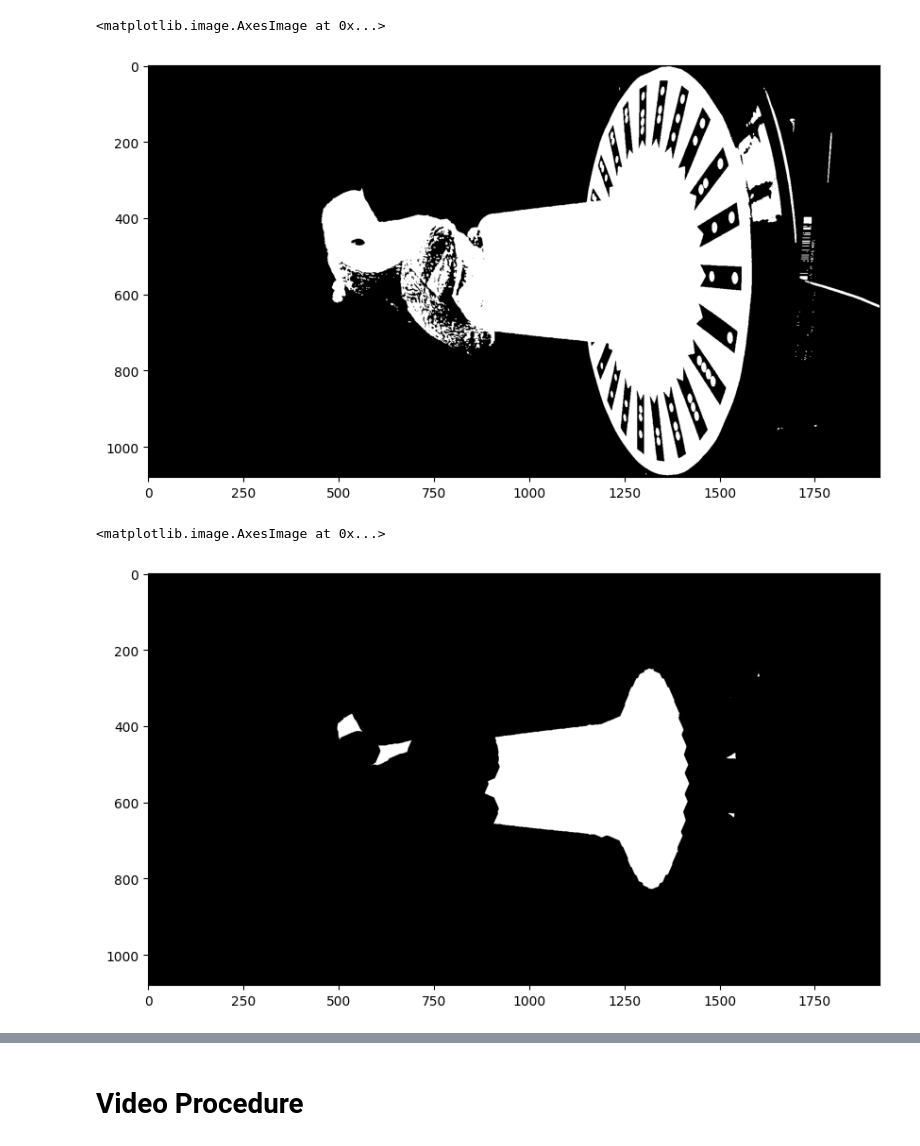
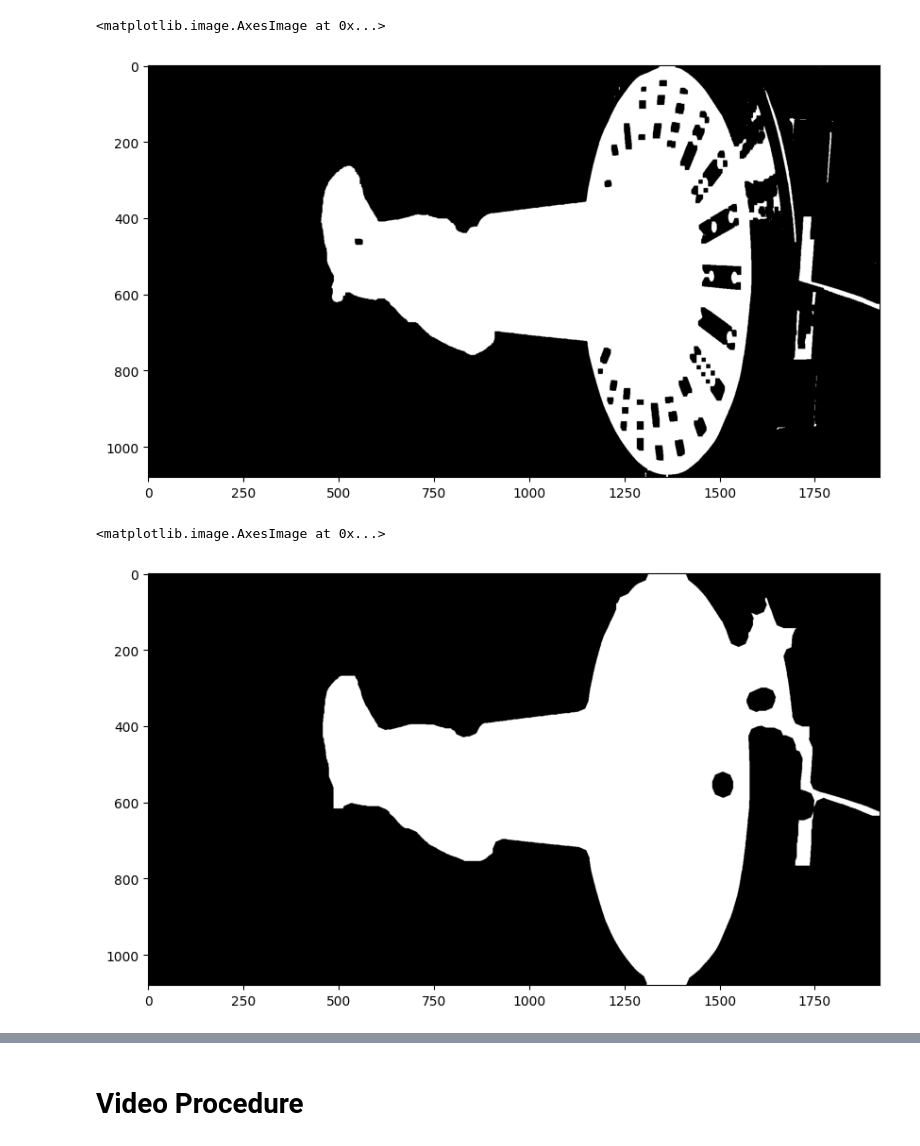
Before and after one commit to zuliani99/Geometric_3D_Computer_Vision_Project, a Jupyter notebook: Assignment1/assignment1.ipynb, the cells around one changed output, grey strips where cells are left out. Cells and saved outputs as stored; diff of their text form; code cells hidden in the pictures.

```diff
--- a/Assignment1/assignment1.ipynb
+++ b/Assignment1/assignment1.ipynb
@@ -3,12 +3,12 @@ import cv2 as cv
 import numpy as np
 import matplotlib.pyplot as plt
 # %%
-img = cv.imread("./assignment1_test_dataset/obj01/000000.png")
-gray = cv.cvtColor(img, cv.COLOR_BGR2GRAY)
+image = cv.imread("./assignment1_test_dataset/obj01/000000.png").astype(np.uint8)
+img = image[:,:,-1]
 
-print(gray.shape)
+print(img.shape)
 plt.figure( figsize=(10,10) )
-plt.imshow(gray, cmap="gray")
+plt.imshow(img,)
 # %% [output]
 (1080, 1920)
 <matplotlib.image.AxesImage at 0x...>
@@ -16,5 +16,6 @@ plt.imshow(gray, cmap="gray")
 # %%
-ret, thresh = cv.threshold(gray, 0, 255, cv.THRESH_BINARY + cv.THRESH_OTSU)
+_, thresh = cv.threshold(img, 0, 255, cv.THRESH_BINARY + cv.THRESH_OTSU)
+
 plt.figure( figsize=(10,10) )
 plt.imshow(thresh, cmap="gray")
 # %% [output]
@@ -23,10 +24,10 @@ plt.imshow(thresh, cmap="gray")
 # %%
 # Our kernel
-#se = cv.getStructuringElement(cv.MORPH_ELLIPSE,(2,2))
-se = np.ones((2,2),np.uint8)
-opened = cv.morphologyEx(thresh, cv.MORPH_OPEN, se) # Erosion followed by Dialtation = Opening
+#kernel = cv.getStructuringElement(cv.MORPH_ELLIPSE,(3,3))
+kernel = np.ones((3,3),np.uint8)
+closing = cv.morphologyEx(thresh, cv.MORPH_CLOSE, kernel, iterations=5)
 
 plt.figure( figsize=(10,10))
-plt.imshow( opened, cmap="gray")
+plt.imshow( closing, cmap="gray")
 # %% [output]
 <matplotlib.image.AxesImage at 0x...>
@@ -34,22 +35,21 @@ plt.imshow( opened, cmap="gray")
 # %%
-# sure background area
-sure_bg = cv.dilate(opened, se, iterations=3)
+dilation = cv.dilate(closing, kernel, iterations = 20)
+
 plt.figure( figsize=(10,10))
-plt.imshow( opened, cmap="gray")
+plt.imshow( closing, cmap="gray")
 # %% [output]
 <matplotlib.image.AxesImage at 0x...>
-[figure, old version]
+[figure, new version]
 # %%
-
-# Finding sure foreground area
-dist_transform = cv.distanceTransform(opened, cv.DIST_L2, 3)
-ret, sure_fg = cv.threshold(dist_transform, 0.2*dist_transform.max(), 255, 0)
+dist_transform = cv.distanceTransform(dilation, cv.DIST_L2, 3)
+ret, sure_fg = cv.threshold(dist_transform, 0.1*dist_transform.max(), 255, 0)
+sure_fg = np.uint8(sure_fg)
 
 plt.figure( figsize=(10,10))
 plt.imshow( sure_fg, cmap="gray")
 # %% [output]
 <matplotlib.image.AxesImage at 0x...>
-[figure, old version]
+[figure, new version]
 # %%
 
 # Finding unknown region
```
Also changed, not shown: parts of 8 cells of this notebook, 3 other files.
